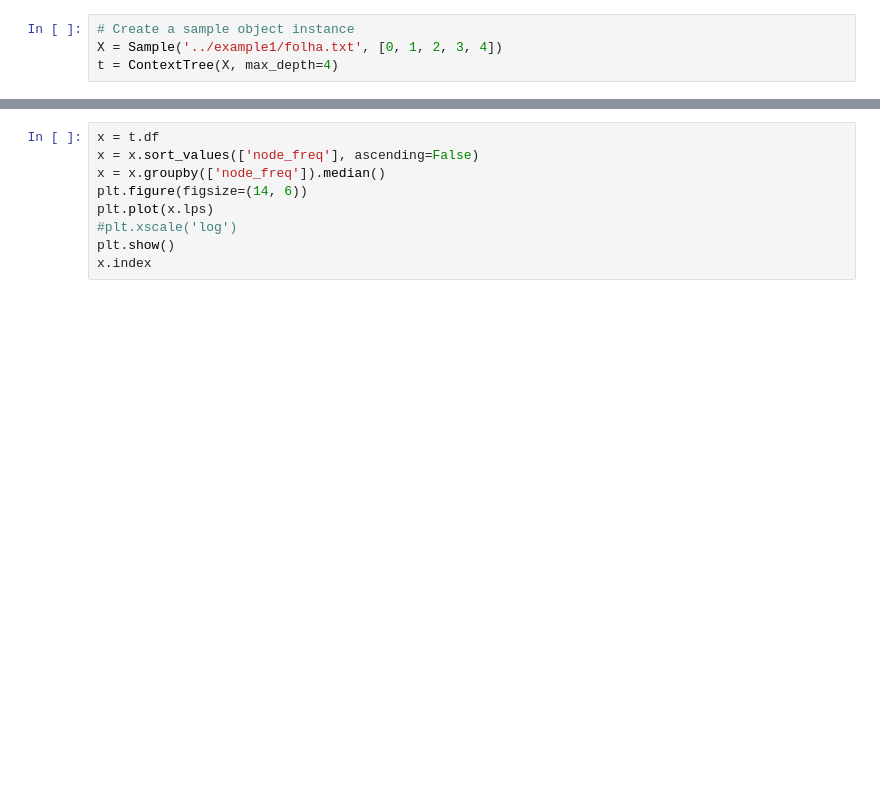
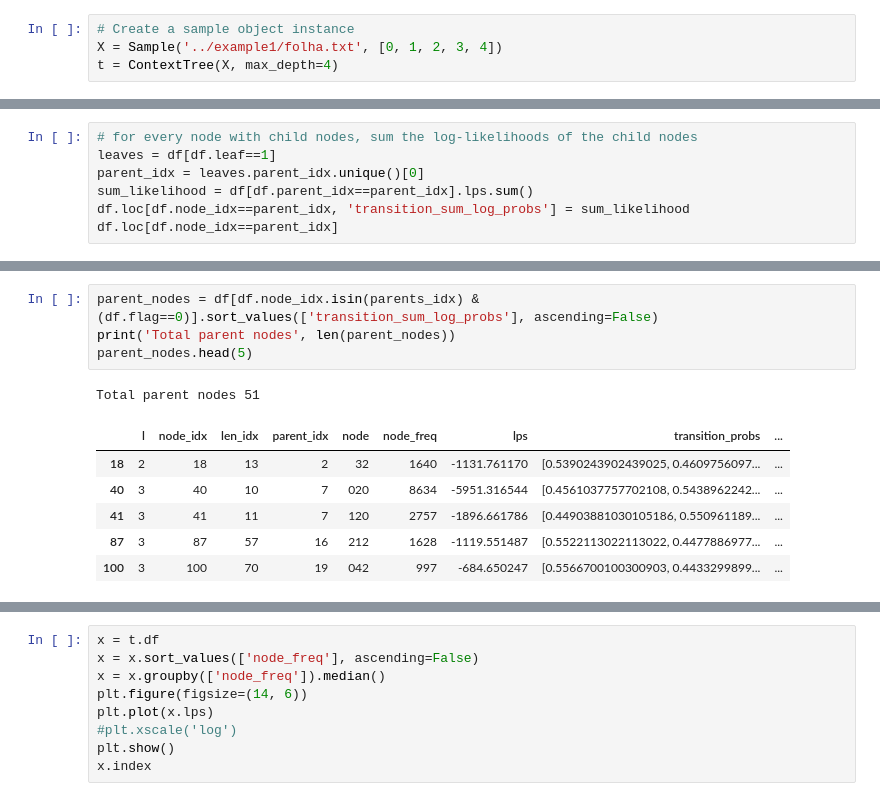
Before and after one commit to neuromat/smallest_maximizer_criterion, a Jupyter notebook: examples/notebooks/Pruning context trees.ipynb, the cells around one changed output, grey strips where cells are left out. Drawn from its saved outputs; the diff is of its cells as text; blank space fills up the shorter version.

```diff
--- a/examples/notebooks/Pruning context trees.ipynb
+++ b/examples/notebooks/Pruning context trees.ipynb
@@ -26,2 +25,9 @@ df = df[df.lps<0]
 # Mark all last-level nodes as leaf
 df.loc[df.l==max_node_length, 'leaf'] = 1
+# %%
+# for every node with child nodes, sum the log-likelihoods of the child nodes
+leaves = df[df.leaf==1]
+parent_idx = leaves.parent_idx.unique()[0]
+sum_likelihood = df[df.parent_idx==parent_idx].lps.sum()
+df.loc[df.node_idx==parent_idx, 'transition_sum_log_probs'] = sum_likelihood
+df.loc[df.node_idx==parent_idx]
@@ -27,0 +49,12 @@ df.loc[df.l==max_node_length, 'leaf'] = 1
+# %%
+parent_nodes = df[df.node_idx.isin(parents_idx) & (df.flag==0)].sort_values(['transition_sum_log_probs'], ascending=False)
+print('Total parent nodes', len(parent_nodes))
+parent_nodes.head(5)
+# %% [output]
+Total parent nodes 51
+|  | l | node_idx | len_idx | parent_idx | node | node_freq | lps | transition_probs | ... |
+| 18 | 2 | 18 | 13 | 2 | 32 | 1640 | -1131.761170 | [0.5390243902439025, 0.4609756097... | ... |
+| 40 | 3 | 40 | 10 | 7 | 020 | 8634 | -5951.316544 | [0.4561037757702108, 0.5438962242... | ... |
+| 41 | 3 | 41 | 11 | 7 | 120 | 2757 | -1896.661786 | [0.44903881030105186, 0.550961189... | ... |
+| 87 | 3 | 87 | 57 | 16 | 212 | 1628 | -1119.551487 | [0.5522113022113022, 0.4477886977... | ... |
+| 100 | 3 | 100 | 70 | 19 | 042 | 997 | -684.650247 | [0.5566700100300903, 0.4433299899... | ... |
```
Also changed, not shown: parts of 21 cells of this notebook, 1 other file.
